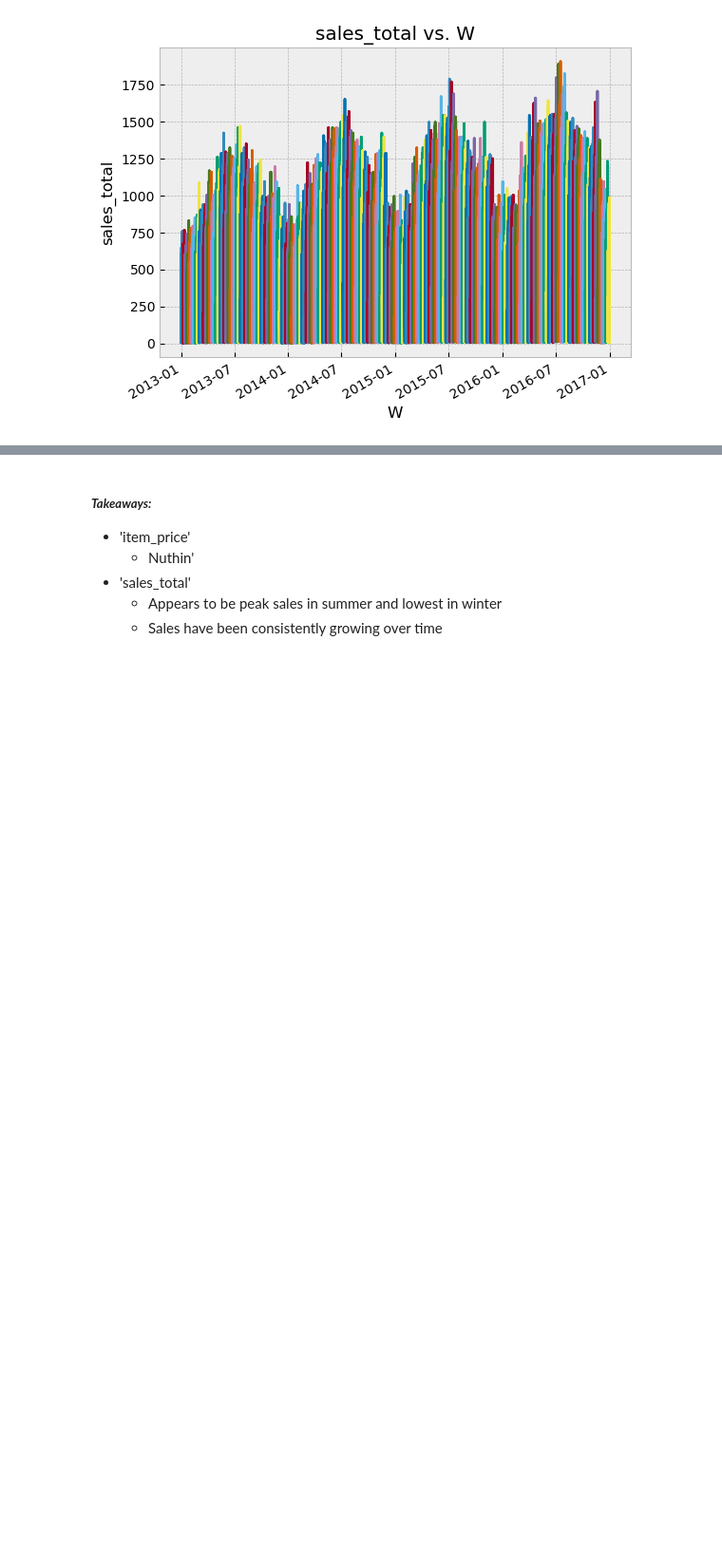
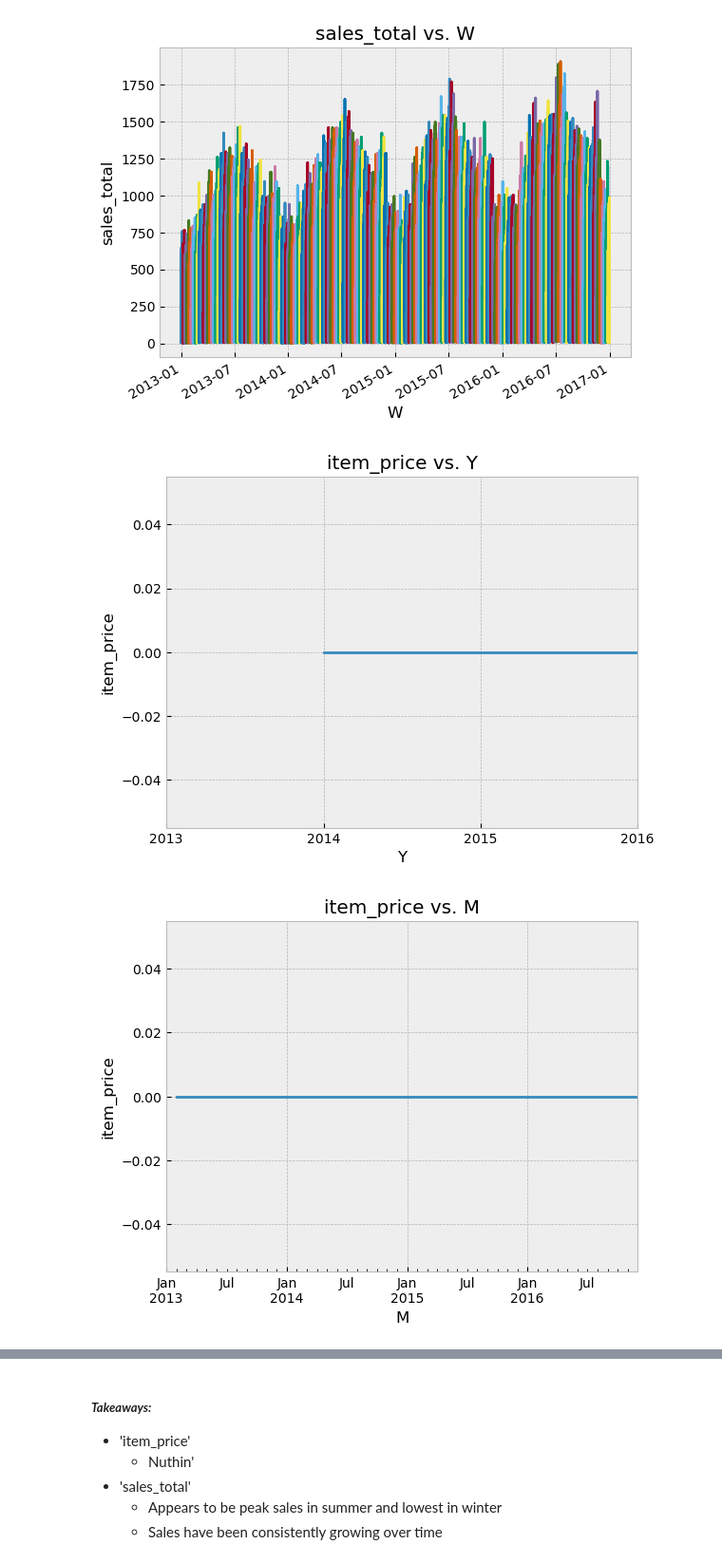
Before and after one commit to Jared-Wood135/time-series-exercises, a Jupyter notebook: explore.ipynb, the cells around one changed output, grey strips where cells are left out. Shown at 95% size. Saved outputs shown, nothing was run; the diff lists cells and outputs as text; code cells hidden in the pictures; blank space fills up the shorter version.

```diff
--- a/explore.ipynb
+++ b/explore.ipynb
@@ -134,3 +140,14 @@ for col in continuous_columns:
 [figure]
 [figure]
 [figure]
+# %%
+for col in continuous_columns:
+    for method in resample_methods:
+        store_train[col].resample(method).mean().diff().plot()
+        plt.title(f'{col} vs. {method}')
+        plt.xlabel(f'{method}')
+        plt.ylabel(f'{col}')
+        plt.show()
+# %% [output]
+[figure, added]
+[figure, added]
```
Also changed, not shown: parts of 3 cells of this notebook, 3 other files.
